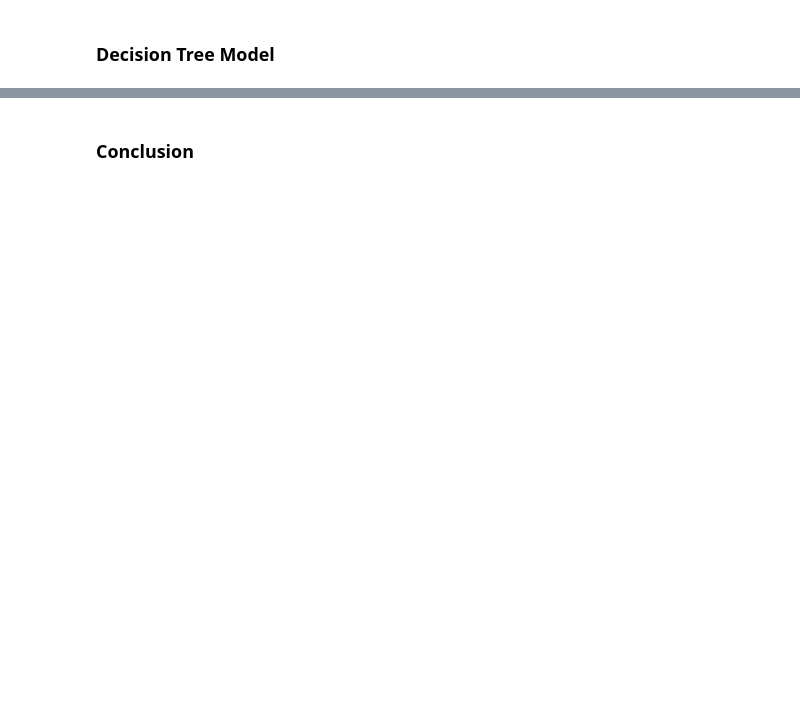
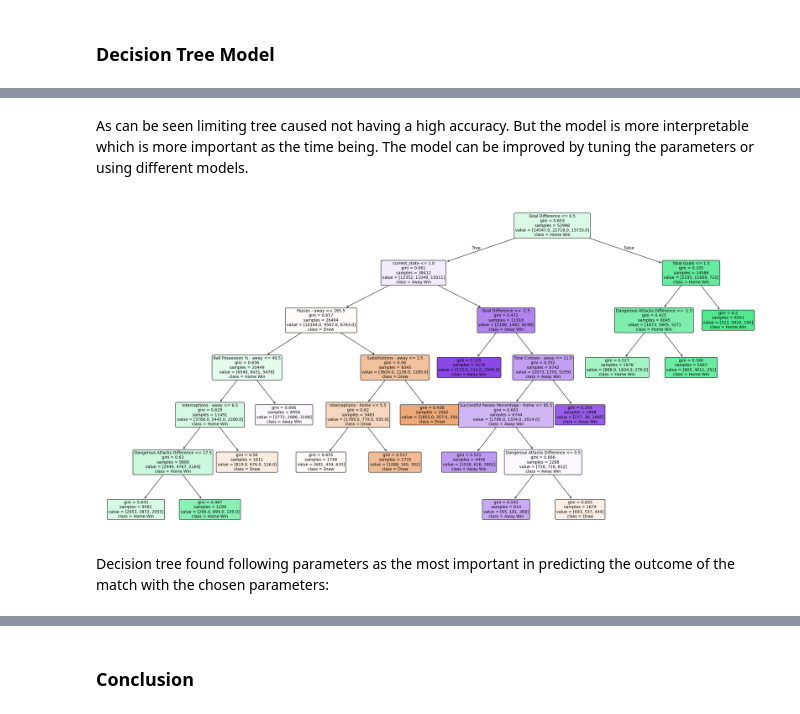
Before and after one commit to BU-IE-582/fall-24-lmfaraday, a Jupyter notebook: Homework 2/report.ipynb, the cells around one changed output, grey strips where cells are left out. Saved outputs shown, nothing was run; the diff lists cells and outputs as text; code cells hidden in the pictures; blank space fills up the shorter version.

```diff
--- a/Homework 2/report.ipynb
+++ b/Homework 2/report.ipynb
@@ -543,3 +648,21 @@ Wrong Guesses: 20039
+# %% [markdown]
+As can be seen limiting tree caused not having a high accuracy. But the model is more interpretable which is more important as the time being. The model can be improved by tuning the parameters or using different models.
+# %%
+plt.figure(figsize=(30, 15))
+
+plot_tree(
+    classifier,
+    feature_names=feature_df.columns,
+    class_names=["Draw","Home Win", "Away Win"], # decode the target values
+    filled=True,
+    fontsize=10,
+    rounded=True)
+
+plt.show()
+# %% [output]
+[figure, added]
+# %% [markdown]
+Decision tree found following parameters as the most important in predicting the outcome of the match with the chosen parameters:
 # %%
 print("Feature Importances:")
 
```
Also changed, not shown: parts of 43 cells of this notebook, 2 other files.
